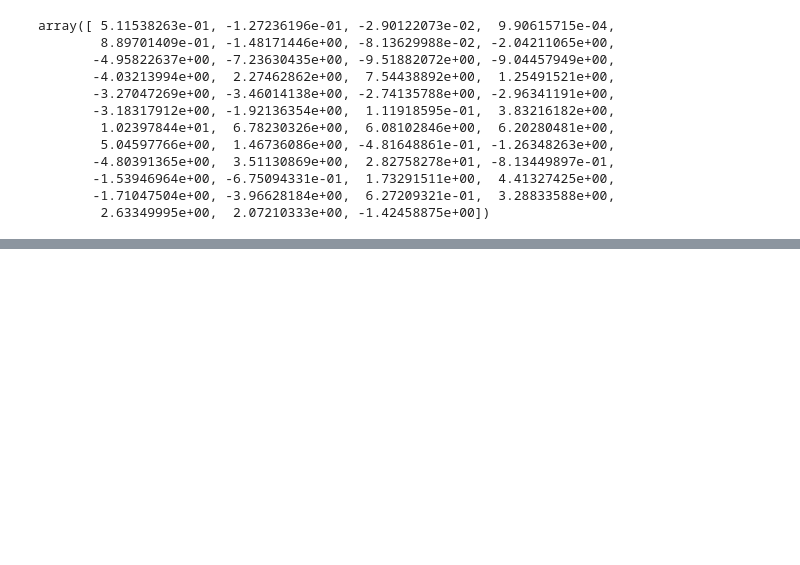
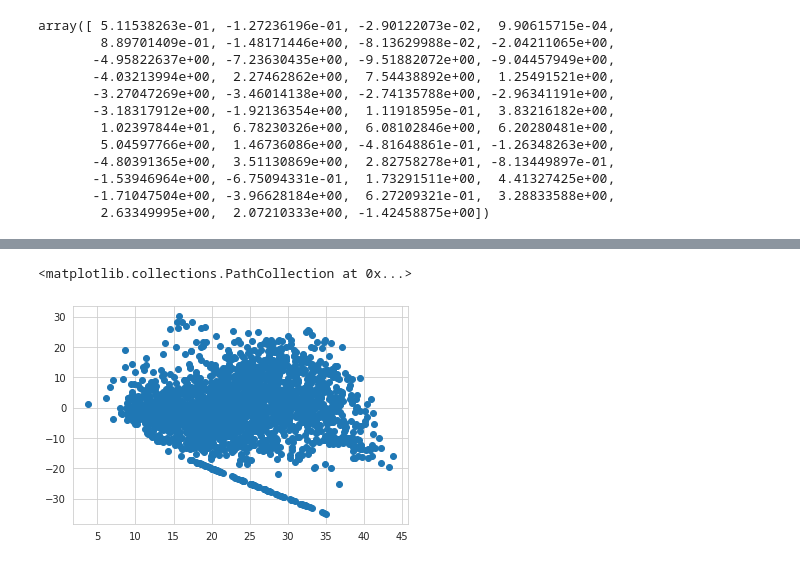
Before and after one commit to kiranahire03/Bike-Linear-Regression, a Jupyter notebook: Seoul_Bike_Sharing_Demand_Prediction.ipynb, the cells around one changed output, grey strips where cells are left out. Cells and saved outputs as stored; diff of their text form; code cells hidden in the pictures; blank space fills up the shorter version.

```diff
--- a/Seoul_Bike_Sharing_Demand_Prediction.ipynb
+++ b/Seoul_Bike_Sharing_Demand_Prediction.ipynb
@@ -740,0 +852,4 @@ y_pred_test = reg.predict(X_test)
+# %%
+#get the X_train and X-test value
+y_pred_train_lasso=lasso.predict(X_train)
+y_pred_test_lasso=lasso.predict(X_test)
@@ -740,0 +932,6 @@ y_pred_test = reg.predict(X_test)
+# %%
+### Heteroscadacity
+plt.scatter((y_pred_test_lasso),(y_test-y_pred_test_lasso))
+# %% [output]
+<matplotlib.collections.PathCollection at 0x...>
+[figure, added]
```
Also changed, not shown: parts of 40 cells of this notebook.
